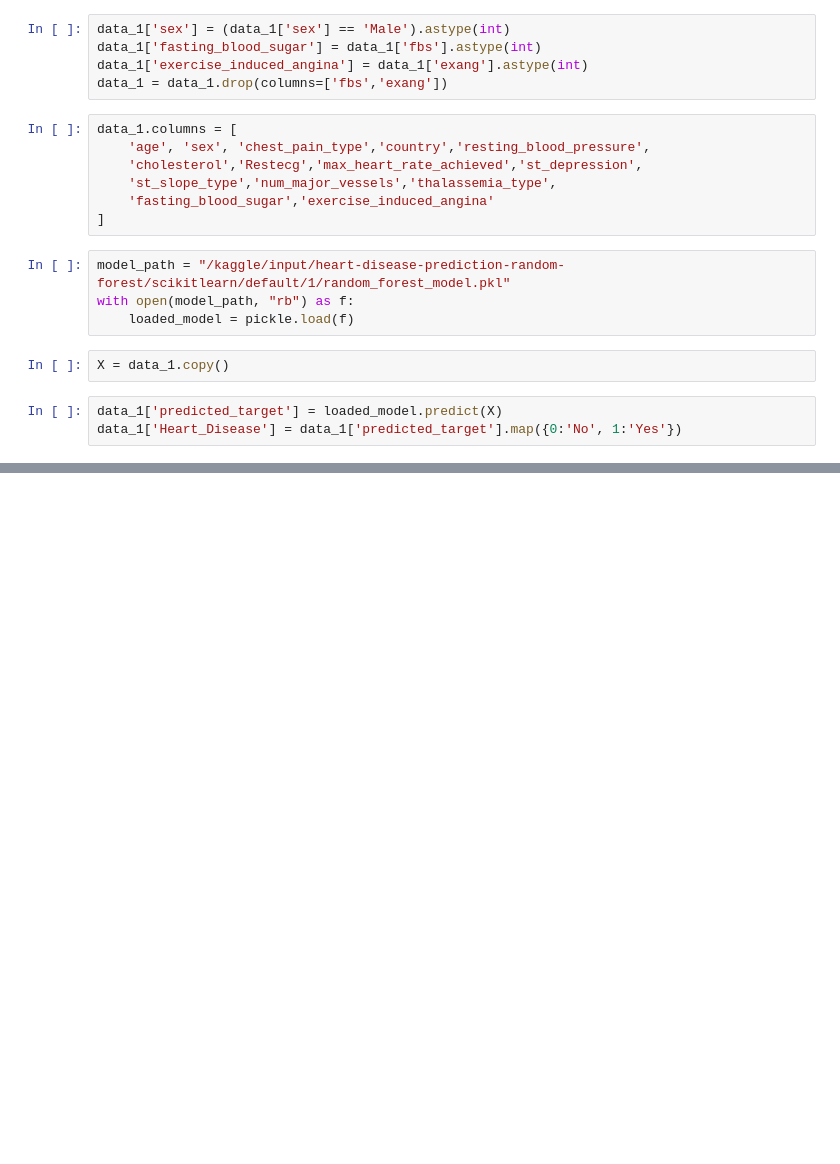
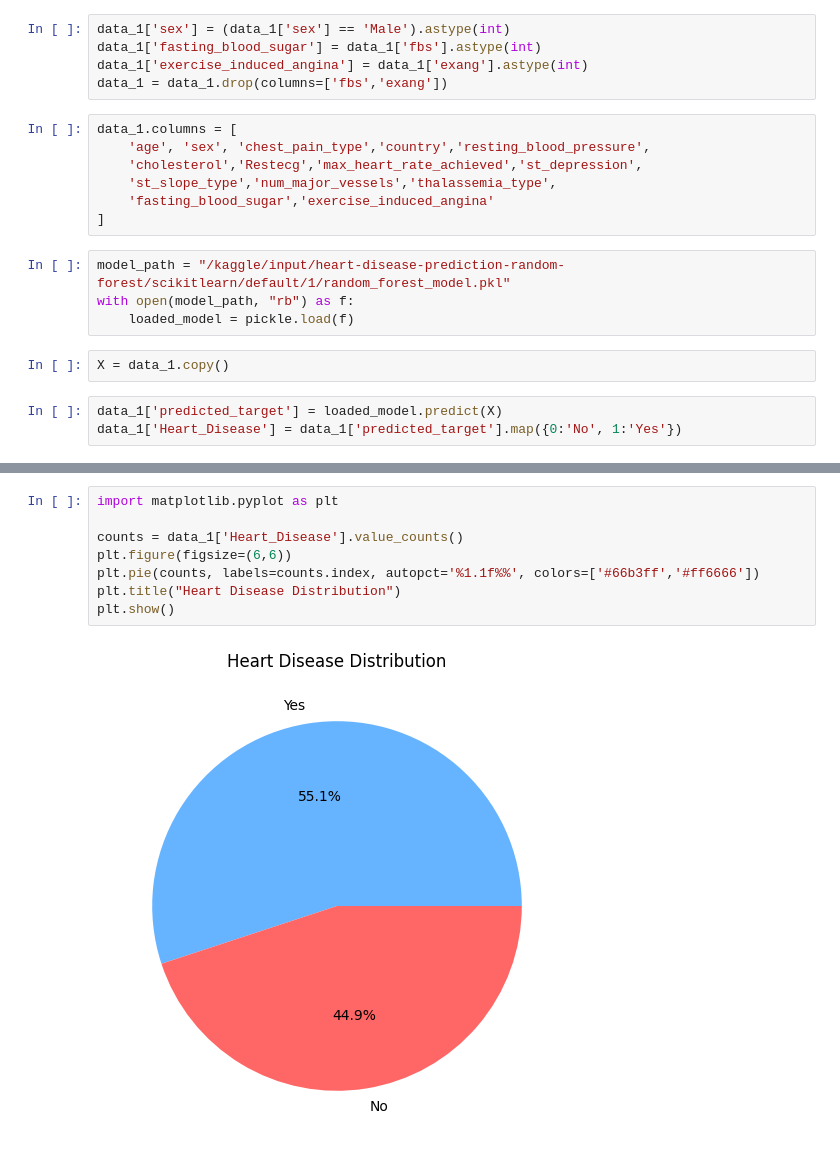
Before and after one commit to rasikasrimal/Heart-Disease-Predictions, a Jupyter notebook: heart-disease-prediction-ml-models.ipynb, the cells around one changed output, grey strips where cells are left out. Saved outputs shown, nothing was run; the diff lists cells and outputs as text; blank space fills up the shorter version.

Commit message:
Kaggle Notebook | Heart Disease Prediction ML MODELS | Version 2

```diff
--- a/heart-disease-prediction-ml-models.ipynb
+++ b/heart-disease-prediction-ml-models.ipynb
@@ -51,3 +49,13 @@ data_1.head(10)
 | 7 | 57 | 0 | asymptomatic | Cleveland | 120.0 | 354.0 | normal | ... |
 | 8 | 63 | 1 | asymptomatic | Cleveland | 130.0 | 254.0 | left_ventricular_hypertrophy | ... |
 | 9 | 53 | 1 | asymptomatic | Cleveland | 140.0 | 203.0 | left_ventricular_hypertrophy | ... |
+# %%
+import matplotlib.pyplot as plt
+
+counts = data_1['Heart_Disease'].value_counts()
+plt.figure(figsize=(6,6))
+plt.pie(counts, labels=counts.index, autopct='%1.1f%%', colors=['#66b3ff','#ff6666'])
+plt.title("Heart Disease Distribution")
+plt.show()
+# %% [output]
+[figure, added]
```
Also changed, not shown: parts of 1 cell of this notebook.
